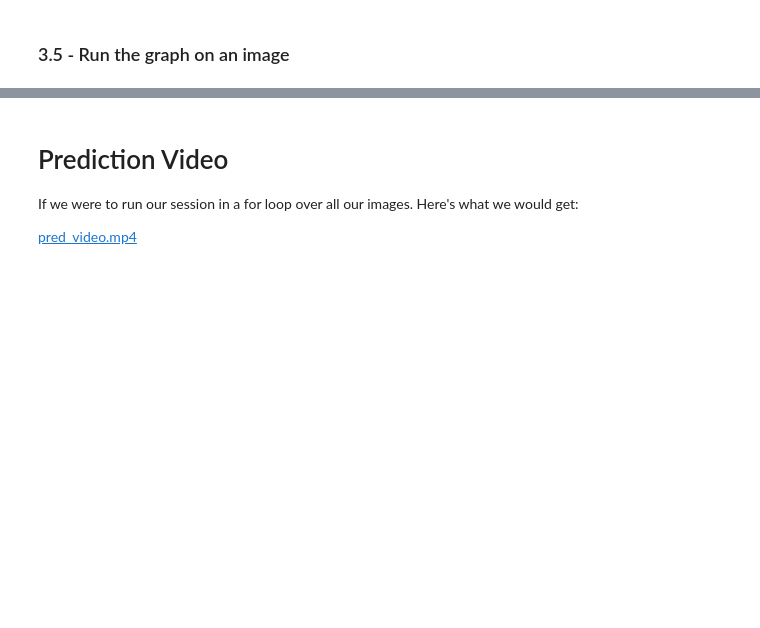
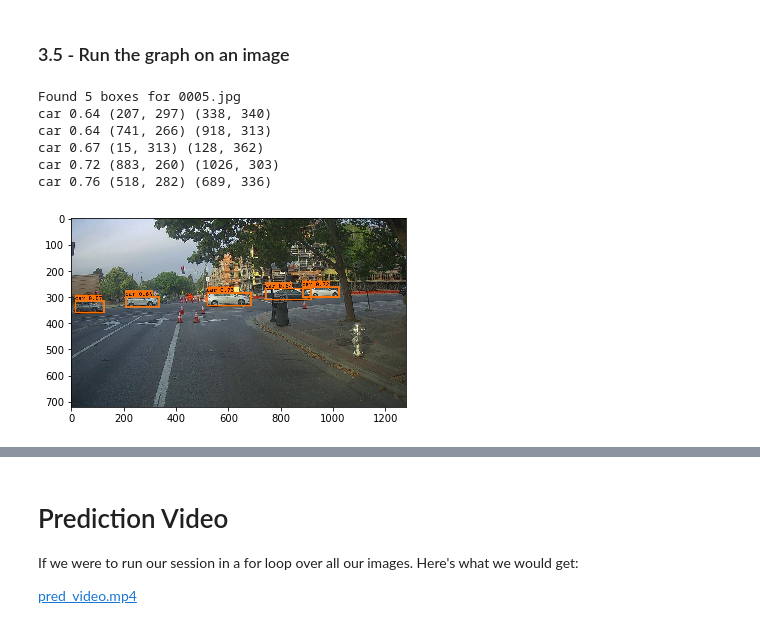
Before and after one commit to adnaneaabbar/object-detection-for-autonomous-driving, a Jupyter notebook: Autonomous_Driving.ipynb, the cells around one changed output, grey strips where cells are left out. Saved outputs shown, nothing was run; the diff lists cells and outputs as text; code cells hidden in the pictures; blank space fills up the shorter version.

```diff
--- a/Autonomous_Driving.ipynb
+++ b/Autonomous_Driving.ipynb
@@ -365,7 +370,7 @@ print(yolo_outputs[0])
 print(yolo_outputs[1])
 print(yolo_outputs[2])
 print(yolo_outputs[3])
-yolo_outputs2 = tuple((yolo_outputs[2], yolo_outputs[1], yolo_outputs[0], yolo_outputs[3]))
+yolo_outputs2 = tuple((yolo_outputs[2], yolo_outputs[0], yolo_outputs[1], yolo_outputs[3]))
 print(yolo_outputs2[0])
 print(yolo_outputs2[1])
 print(yolo_outputs2[2])
@@ -390,6 +395,7 @@ scores, boxes, classes = yolo_eval(yolo_outputs2, image_shape)
 # %% [markdown]
 ### 3.5 - Run the graph on an image
 # %%
+from matplotlib.pyplot import imread
 def predict(sess, image_file):
     """
     Runs the graph stored in "sess" to predict boxes for "image_file". Prints and plots the predictions.
@@ -422,9 +428,17 @@ def predict(sess, image_file):
     # Save the predicted bounding box on the image
     image.save(os.path.join("/car-detection/out", image_file), quality=90)
     # Display the results in the notebook
-    output_image = scipy.misc.imread(os.path.join("out", image_file))
+    output_image = imread(os.path.join("/car-detection/out", image_file))
     imshow(output_image)
 
     return out_scores, out_boxes, out_classes
 # %%
-out_scores, out_boxes, out_classes = predict(sess, "0001.jpg")
+out_scores, out_boxes, out_classes = predict(sess, "0005.jpg")
+# %% [output]
+Found 5 boxes for 0005.jpg
+car 0.64 (207, 297) (338, 340)
+car 0.64 (741, 266) (918, 313)
+car 0.67 (15, 313) (128, 362)
+car 0.72 (883, 260) (1026, 303)
+car 0.76 (518, 282) (689, 336)
+[figure, added]
```
Also changed, not shown: parts of 5 cells of this notebook.
